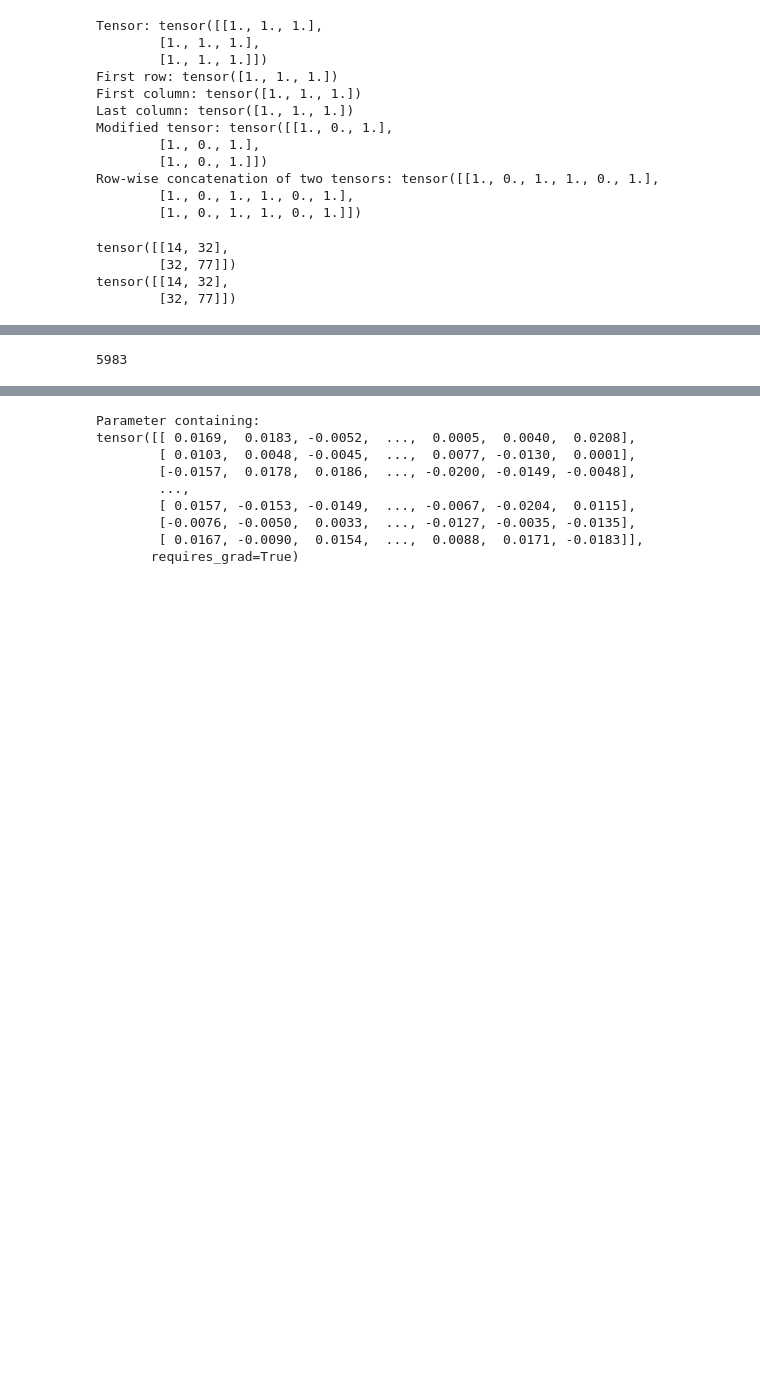
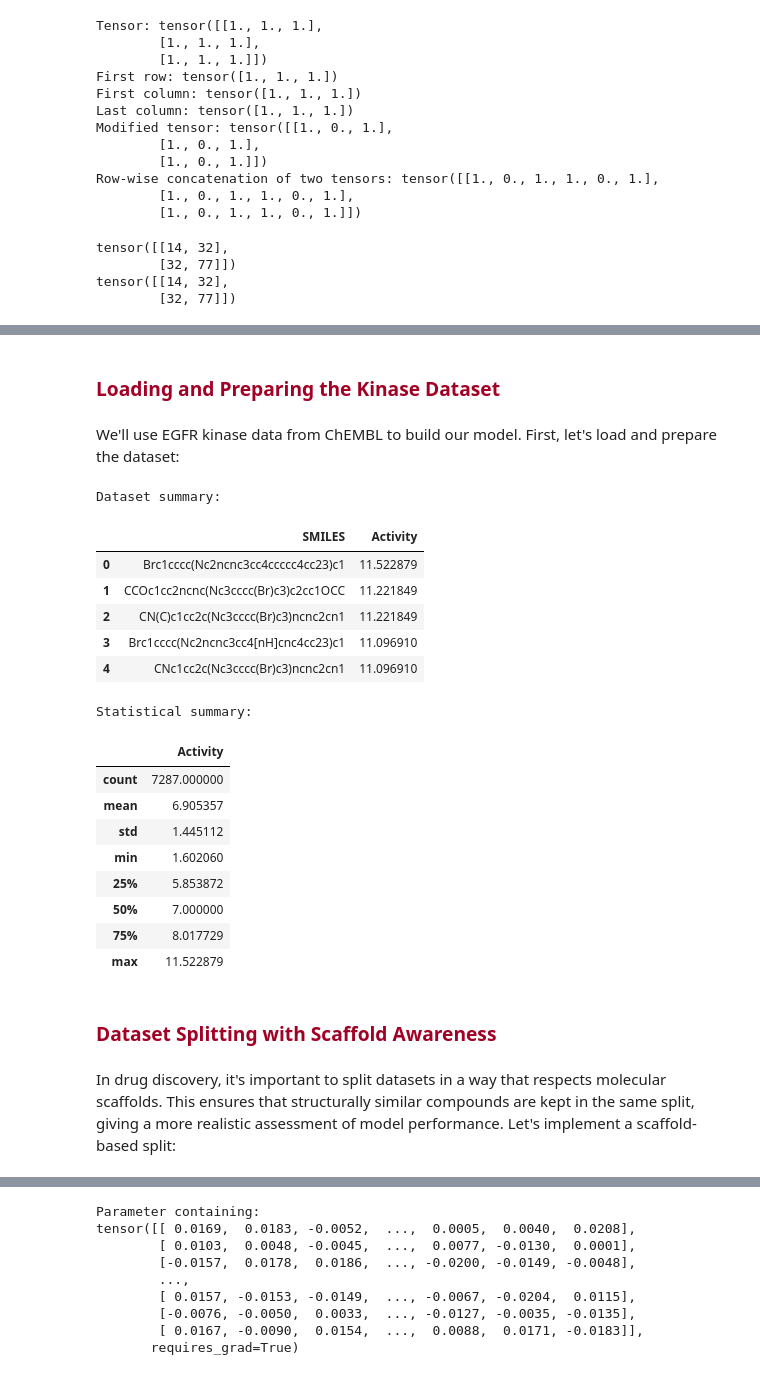
Before and after one commit to nrflynn2/ml-drug-discovery, a Jupyter notebook: CH08_FLYNN_ML4DD.ipynb, the cells around one changed output, grey strips where cells are left out. Drawn from its saved outputs; the diff is of its cells as text; code cells hidden in the pictures; blank space fills up the shorter version.

```diff
--- a/CH08_FLYNN_ML4DD.ipynb
+++ b/CH08_FLYNN_ML4DD.ipynb
@@ -244,4 +219,0 @@ train_smiles, train_activities, test_smiles, test_activities = scaffold_split(sm
-# %%
-len(train_smiles)
-# %% [output]
-5983
@@ -280,0 +220,66 @@ test_loader = DataLoader(test_dataset, batch_size=32, shuffle=False)
+# %% [markdown]
+### <b> <font color='#A20025'> Loading and Preparing the Kinase Dataset
+# %% [markdown]
+We'll use EGFR kinase data from ChEMBL to build our model. First, let's load and prepare the dataset:
+# %%
+def load_kinase_data(file_path="data/ch08/CH08_EGFR-activities-chembl33.csv"):
+    """
+    Load and preprocess the kinase binding data.
+
+    Parameters:
+    -----------
+    file_path : str
+        Path to the CSV file with binding data
+
+    Returns:
+    --------
+    pandas.DataFrame
+        Processed dataframe with SMILES and activity values
+    """
+    try:
+        # Load the data
+        data = pd.read_csv(file_path)
+
+        # Keep only the necessary columns
+        data = data[["compound_structures.canonical_smiles", "activities.standard_value"]]
+
+        # Rename columns for clarity
+        data.columns = ["SMILES", "Activity"]
+
+        return data
+
+    except Exception as e:
+        logger.error(f"Error loading kinase data: {str(e)}")
+        return None
+
+# Load the kinase data
+kinase_data = load_kinase_data()
+
+# Display basic information
+if kinase_data is not None:
+    print("Dataset summary:")
+    display(kinase_data.head())
+    print("\nStatistical summary:")
+    display(kinase_data.describe())
+# %% [output]
+Dataset summary:
+|  | SMILES | Activity |
+| 0 | Brc1cccc(Nc2ncnc3cc4ccccc4cc23)c1 | 11.522879 |
+| 1 | CCOc1cc2ncnc(Nc3cccc(Br)c3)c2cc1OCC | 11.221849 |
+| 2 | CN(C)c1cc2c(Nc3cccc(Br)c3)ncnc2cn1 | 11.221849 |
+| 3 | Brc1cccc(Nc2ncnc3cc4[nH]cnc4cc23)c1 | 11.096910 |
+| 4 | CNc1cc2c(Nc3cccc(Br)c3)ncnc2cn1 | 11.096910 |
+Statistical summary:
+|  | Activity |
+| count | 7287.000000 |
+| mean | 6.905357 |
+| std | 1.445112 |
+| min | 1.602060 |
+| 25% | 5.853872 |
+| 50% | 7.000000 |
+| 75% | 8.017729 |
+| max | 11.522879 |
+# %% [markdown]
+### <b> <font color='#A20025'> Dataset Splitting with Scaffold Awareness
+# %% [markdown]
+In drug discovery, it's important to split datasets in a way that respects molecular scaffolds. This ensures that structurally similar compounds are kept in the same split, giving a more realistic assessment of model performance. Let's implement a scaffold-based split:
```
Also changed, not shown: parts of 70 cells of this notebook, 11 other files.
